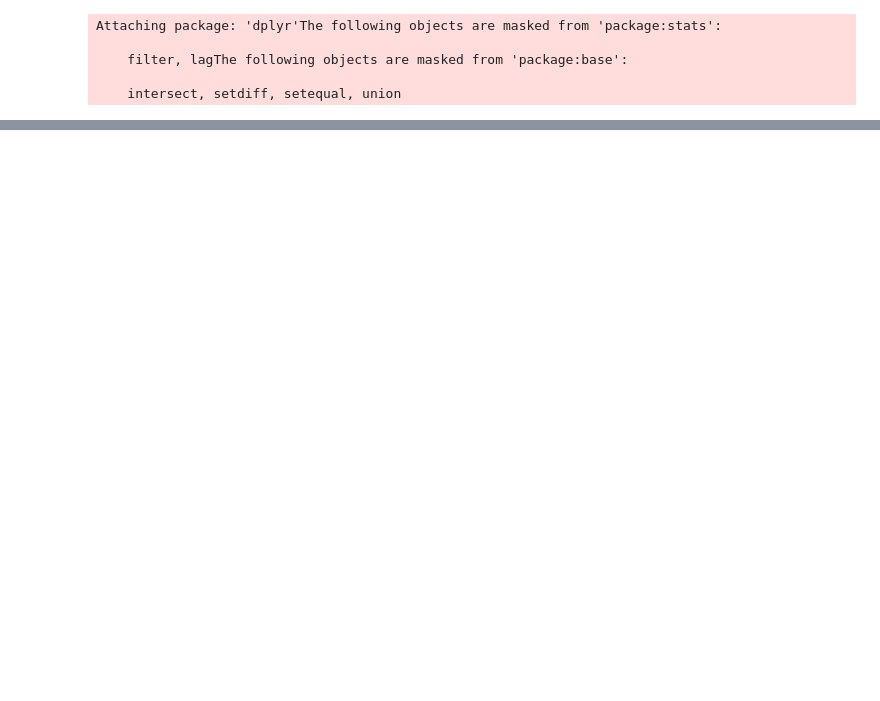
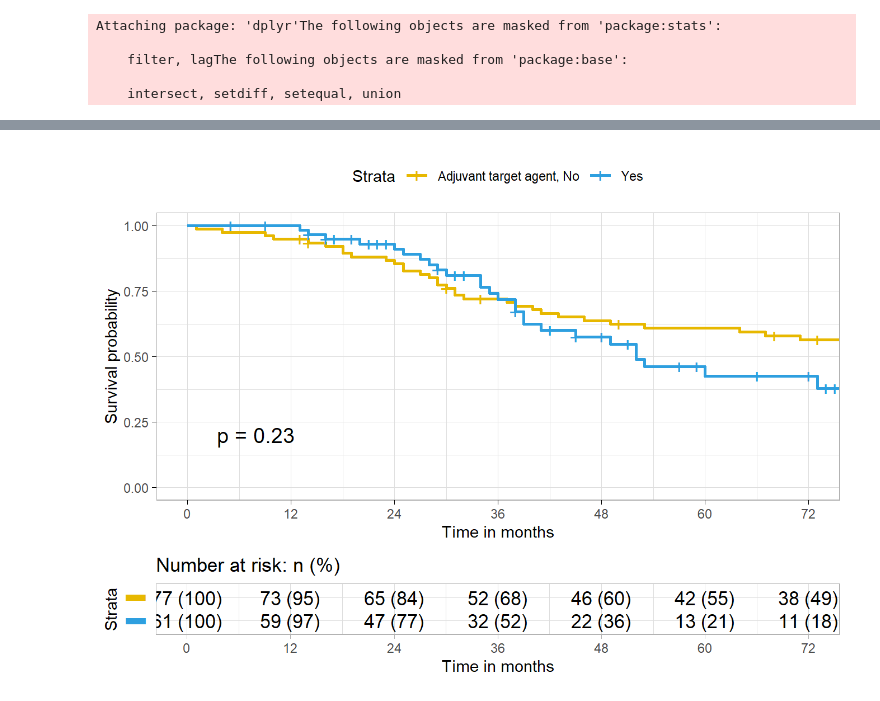
Before and after one commit to RPythonResearch/HANJM, a Jupyter notebook: _manuscript/index.embed.ipynb, the cells around one changed output, grey strips where cells are left out. Saved outputs shown, nothing was run; the diff lists cells and outputs as text; code cells hidden in the pictures; blank space fills up the shorter version.

```diff
--- a/_manuscript/index.embed.ipynb
+++ b/_manuscript/index.embed.ipynb
@@ -83,5 +54,5 @@ Attaching package: 'dplyr'The following objects are masked from 'package:stats':
 
     intersect, setdiff, setequal, union
 # %%
-selected_data <- subset(selected_data, Adjuvant_Doublet==1)
+selected_data <- subset(raw_data, Adjuvant_Doublet==1)
 HAN<-selected_data
@@ -222,0 +110,16 @@ Table 3 는 다변량 콕스 회귀 분석 결과입니다. original cohort 에
+# %%
+out_m<-coxph(TS_DFS~Any_TA+SEX+AGE60+Vi1+BILOBE+MULTI4+CEA73, data=HAN)
+
+extractHR(out_m)
+DFS_step<-step(out_m, direction="backward")
+Cox_step_dfs<-extractHR(DFS_step)
+Cox_step_dfs
+write.csv(Cox_step_dfs, file="Cox_step_DFS.csv")
+length(HAN$FU_OS)
+length(HAN$DEATH)
+
+HAN$TS_OS=Surv(HAN$FU_OS, HAN$DEATH==1) #time object
+fit_OS <-survfit(HAN$TS_OS~Adju_TA, data=HAN)
+
+out_u_os=mycph(TS_OS~Adju_TA+SEX+AGE60+CCI7+RTCOL++LNR+pT4+Pni1+Lvi1+Vi1+PD, data=HAN) # Univariate
+out_u_os
@@ -222,0 +140,30 @@ Table 3 는 다변량 콕스 회귀 분석 결과입니다. original cohort 에
+# %%
+OS<-survfit(Surv(FU_OS, DEATH=="1")~Adju_TA, data=HAN)
+OS_all<-survfit(Surv(FU_OS, DEATH=="1")~1, data=HAN)
+summary(OS_all)
+OS
+
+ggsurvplot(
+  OS,                     # survfit object with calculated statistics.
+  pval = TRUE,             # show p-value of log-rank test.
+  conf.int = FALSE,        # show confidence intervals for
+  # point estimaes of survival curves.
+  conf.int.style = "step",  # customize style of confidence intervals
+  xlab = "Time in months",   # customize X axis label.
+  break.time.by = 12,     # break X axis in time intervals by 200.
+  ggtheme = theme_light(), # customize plot and risk table with a theme.
+  risk.table = "abs_pct",  # absolute number and percentage at risk.
+  risk.table.y.text.col = T,# colour risk table text annotations.
+  risk.table.y.text = FALSE,# show bars instead of names in text annotations
+  # in legend of risk table.
+  ncensor.plot = FALSE,      # plot the number of censored subjects at time t
+  #surv.median.line = "hv",  # add the median survival pointer.
+  legend.labs =
+    c("Adjuvant target agent, No", "Yes"),    # change legend labels.
+  palette =
+    c("#E7B800", "#2E9FDF"), # custom color palettes.
+  fun = NULL, #Cumulative risk
+  xlim = c(0, 72)
+)
+# %% [output]
+[figure, added]
```
Also changed, not shown: parts of 28 cells of this notebook, 23 other files.
